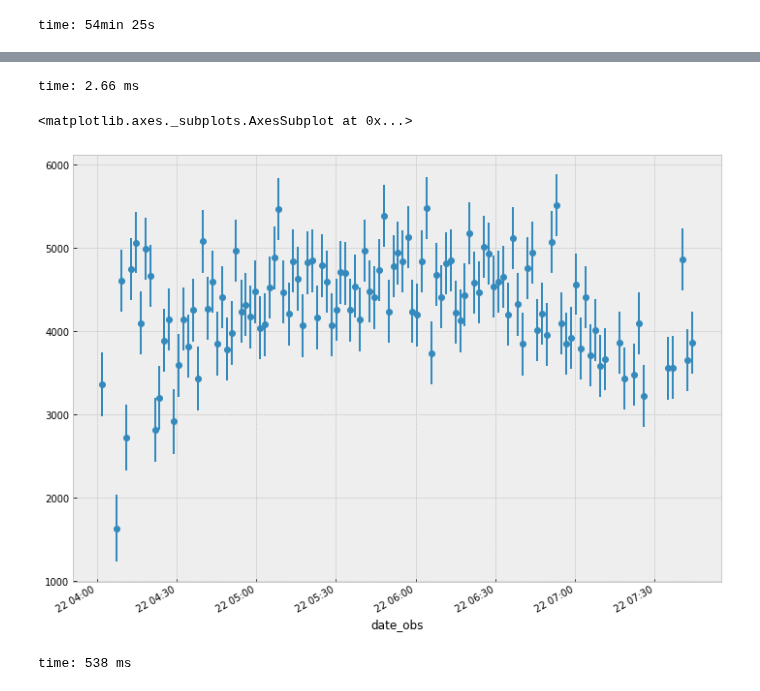
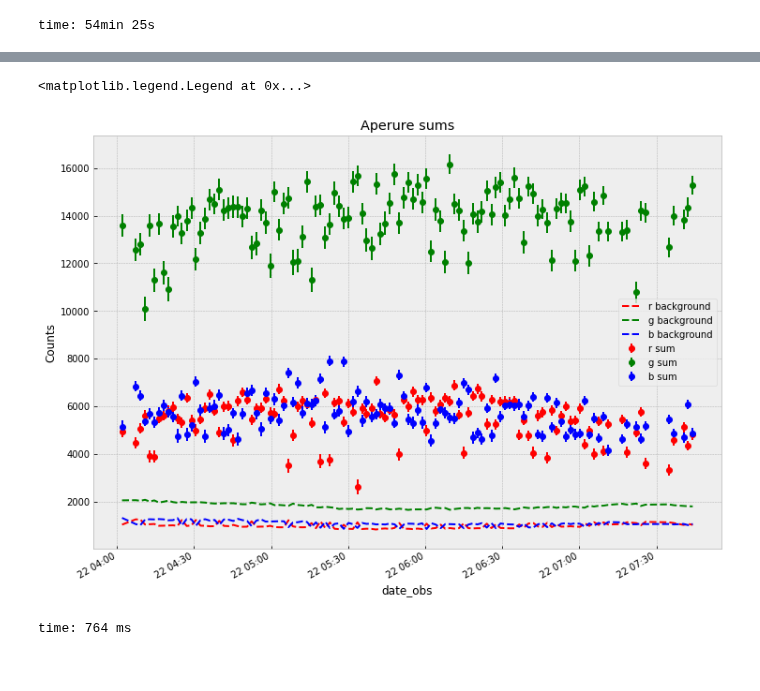
Before and after one commit to panoptes/panoptes-pipeline, a Jupyter notebook: notebooks/processing/PIAA-Target-Noise.ipynb, the cells around one changed output, grey strips where cells are left out. Saved outputs shown, nothing was run; the diff lists cells and outputs as text; code cells hidden in the pictures.

Commit message:
Processing updates for target noise

```diff
--- a/notebooks/processing/PIAA-Target-Noise.ipynb
+++ b/notebooks/processing/PIAA-Target-Noise.ipynb
@@ -180,11 +180,16 @@ time: 29.9 ms
-# %%
-g_err = np.sqrt(target_noise.g_back_std**2 + target_noise.g_readout_noise**2 + target_noise.g_stamp_noise**2)
-# %% [output]
-time: 2.66 ms
-# %%
-plt.figure(figsize=(12, 9))
-target_noise.g_stamp.plot(ls='', marker='o', yerr=g_err)
-# %% [output]
-<matplotlib.axes._subplots.AxesSubplot at 0x...>
-[figure, removed]
-time: 538 ms
+# %%
+plt.figure(figsize=(12, 9))
+for color in 'rgb':
+    color_err = np.sqrt(target_noise[f'{color}_back_std']**2 + target_noise[f'{color}_readout_noise']**2 + target_noise[f'{color}_stamp_noise']**2)
+
+#     plt.figure(figsize=(12, 9))
+    target_noise[f'{color}_stamp'].plot(ls='', marker='o', yerr=color_err, color=color, label=f'{color} sum')
+    target_noise[f'{color}_back_mean'].plot(color=color, ls='--', label=f'{color} background')
+
+plt.ylabel('Counts')
+plt.title('Aperure sums')
+plt.legend()
+# %% [output]
+<matplotlib.legend.Legend at 0x...>
+[figure, added]
+time: 764 ms
```
Also changed, not shown: parts of 5 cells of this notebook.
